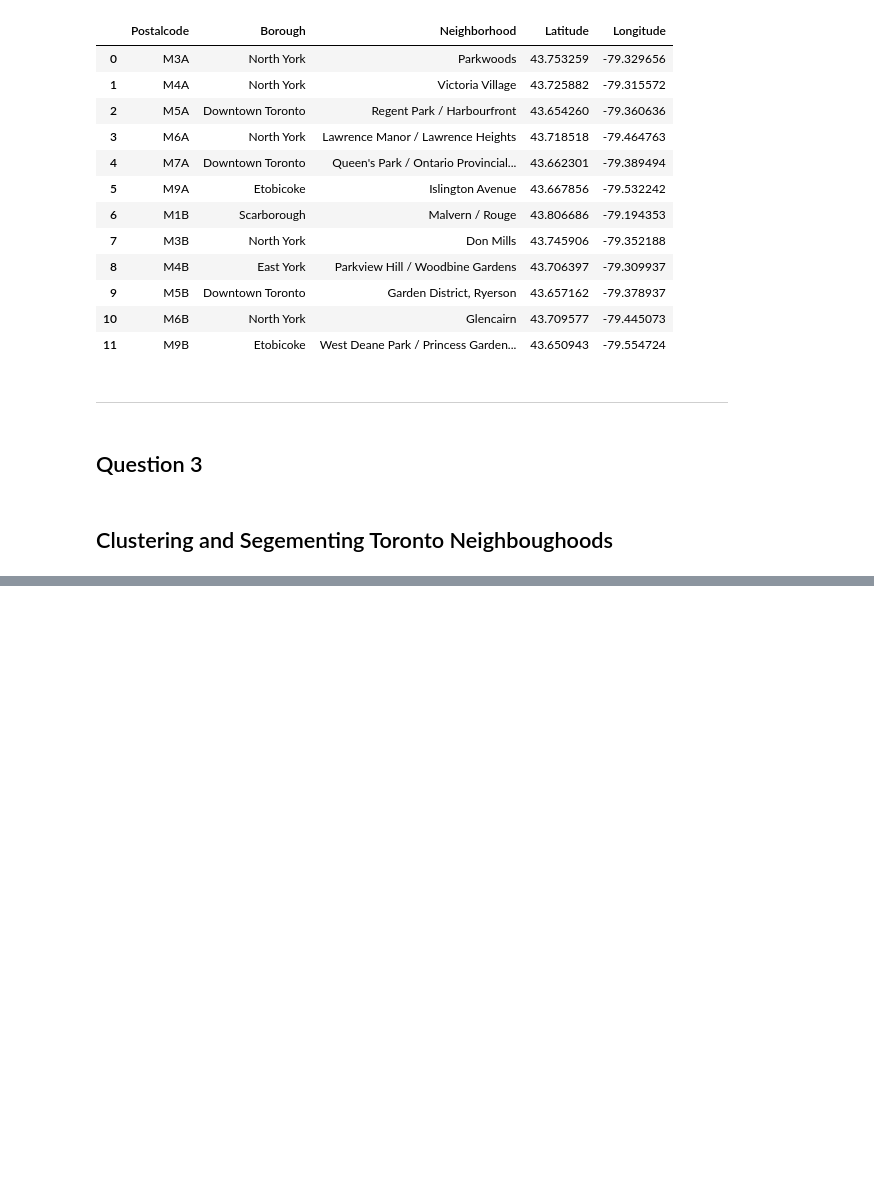
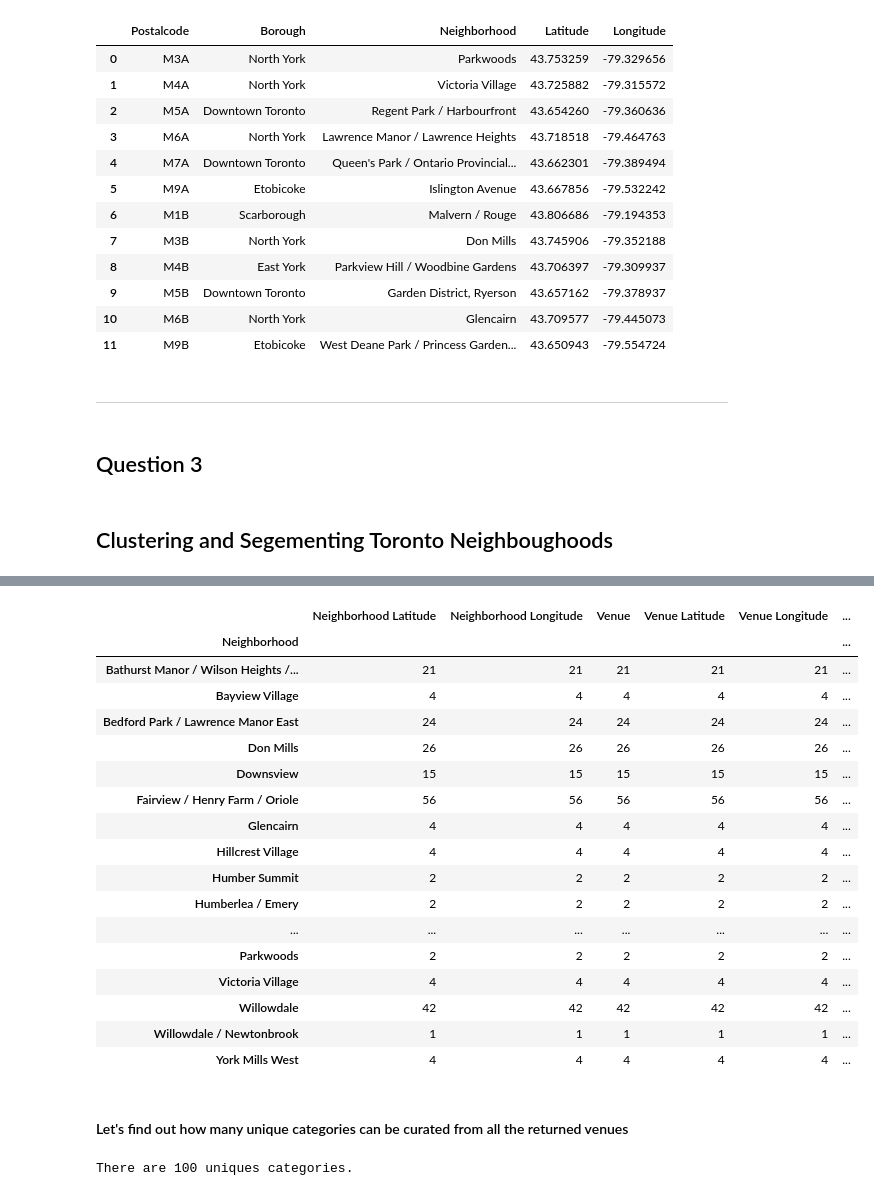
Before and after one commit to Fezekile-hue/Coursera_Capstone, a Jupyter notebook: Segmenting and Clustering Neighborhoods in Toronto.ipynb, the cells around one changed output, grey strips where cells are left out. Saved outputs shown, nothing was run; the diff lists cells and outputs as text; code cells hidden in the pictures; blank space fills up the shorter version.

```diff
--- a/Segmenting and Clustering Neighborhoods in Toronto.ipynb
+++ b/Segmenting and Clustering Neighborhoods in Toronto.ipynb
@@ -157,0 +289,12 @@ new_df.head(12)
+# %%
+# function that extracts the category of the venue
+def get_category_type(row):
+    try:
+        categories_list = row['categories']
+    except:
+        categories_list = row['venue.categories']
+
+    if len(categories_list) == 0:
+        return None
+    else:
+        return categories_list[0]['name']
@@ -157,0 +397,29 @@ new_df.head(12)
+# %%
+# Let's check how many venues were returned for each neighborhood
+
+north_york_venues.groupby('Neighborhood').count()
+# %% [output]
+|  | Neighborhood Latitude | Neighborhood Longitude | Venue | Venue Latitude | Venue Longitude | ... |
+| Neighborhood |  |  |  |  |  | ... |
+| Bathurst Manor / Wilson Heights /... | 21 | 21 | 21 | 21 | 21 | ... |
+| Bayview Village | 4 | 4 | 4 | 4 | 4 | ... |
+| Bedford Park / Lawrence Manor East | 24 | 24 | 24 | 24 | 24 | ... |
+| Don Mills | 26 | 26 | 26 | 26 | 26 | ... |
+| Downsview | 15 | 15 | 15 | 15 | 15 | ... |
+| Fairview / Henry Farm / Oriole | 56 | 56 | 56 | 56 | 56 | ... |
+| Glencairn | 4 | 4 | 4 | 4 | 4 | ... |
+| Hillcrest Village | 4 | 4 | 4 | 4 | 4 | ... |
+| Humber Summit | 2 | 2 | 2 | 2 | 2 | ... |
+| Humberlea / Emery | 2 | 2 | 2 | 2 | 2 | ... |
+| ... | ... | ... | ... | ... | ... | ... |
+| Parkwoods | 2 | 2 | 2 | 2 | 2 | ... |
+| Victoria Village | 4 | 4 | 4 | 4 | 4 | ... |
+| Willowdale | 42 | 42 | 42 | 42 | 42 | ... |
+| Willowdale / Newtonbrook | 1 | 1 | 1 | 1 | 1 | ... |
+| York Mills West | 4 | 4 | 4 | 4 | 4 | ... |
+# %% [markdown]
+#### Let's find out how many unique categories can be curated from all the returned venues
+# %%
+print('There are {} uniques categories.'.format(len(north_york_venues['Venue Category'].unique())))
+# %% [output]
+There are 100 uniques categories.
```
Also changed, not shown: parts of 53 cells of this notebook.
